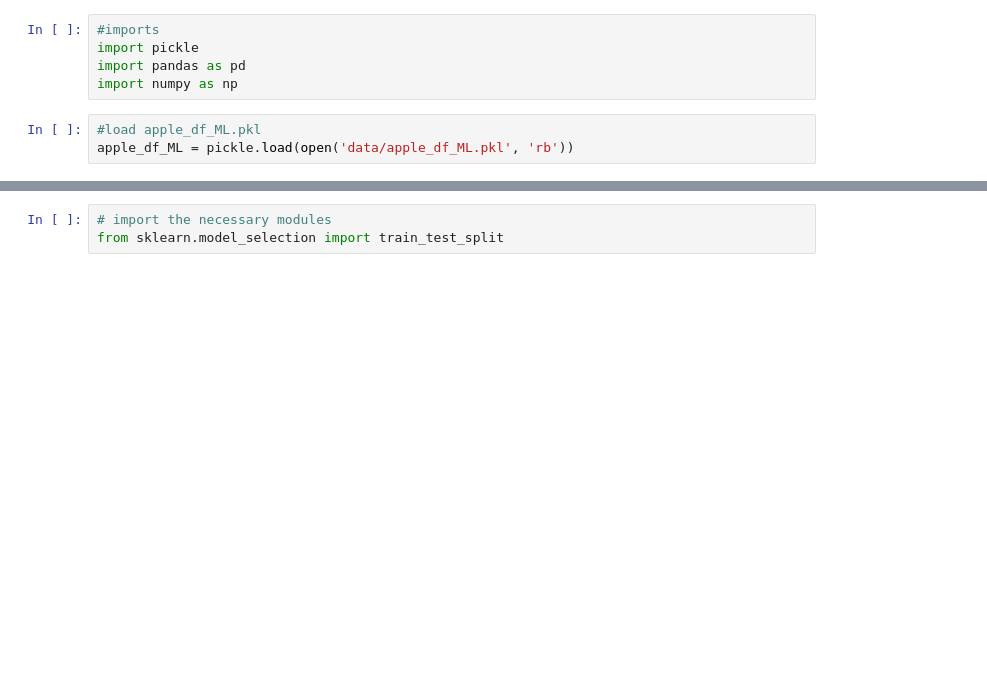
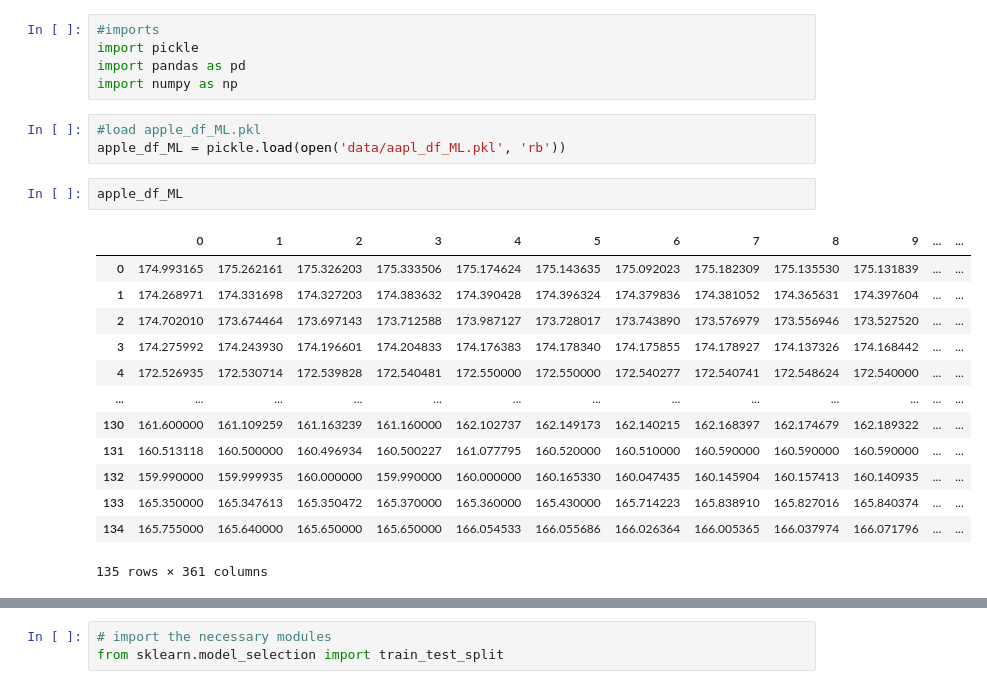
Before and after one commit to angeldeniz11235/wgu-capstone, a Jupyter notebook: machine-learning.ipynb, the cells around one changed output, grey strips where cells are left out. Drawn from its saved outputs; the diff is of its cells as text; blank space fills up the shorter version.

```diff
--- a/machine-learning.ipynb
+++ b/machine-learning.ipynb
@@ -5,7 +5,23 @@ import pandas as pd
 import numpy as np
 # %%
 #load apple_df_ML.pkl
-apple_df_ML = pickle.load(open('data/apple_df_ML.pkl', 'rb'))
+apple_df_ML = pickle.load(open('data/aapl_df_ML.pkl', 'rb'))
+# %%
+apple_df_ML
+# %% [output]
+|  | 0 | 1 | 2 | 3 | 4 | 5 | 6 | 7 | 8 | 9 | ... | ... |
+| 0 | 174.993165 | 175.262161 | 175.326203 | 175.333506 | 175.174624 | 175.143635 | 175.092023 | 175.182309 | 175.135530 | 175.131839 | ... | ... |
+| 1 | 174.268971 | 174.331698 | 174.327203 | 174.383632 | 174.390428 | 174.396324 | 174.379836 | 174.381052 | 174.365631 | 174.397604 | ... | ... |
+| 2 | 174.702010 | 173.674464 | 173.697143 | 173.712588 | 173.987127 | 173.728017 | 173.743890 | 173.576979 | 173.556946 | 173.527520 | ... | ... |
+| 3 | 174.275992 | 174.243930 | 174.196601 | 174.204833 | 174.176383 | 174.178340 | 174.175855 | 174.178927 | 174.137326 | 174.168442 | ... | ... |
+| 4 | 172.526935 | 172.530714 | 172.539828 | 172.540481 | 172.550000 | 172.550000 | 172.540277 | 172.540741 | 172.548624 | 172.540000 | ... | ... |
+| ... | ... | ... | ... | ... | ... | ... | ... | ... | ... | ... | ... | ... |
+| 130 | 161.600000 | 161.109259 | 161.163239 | 161.160000 | 162.102737 | 162.149173 | 162.140215 | 162.168397 | 162.174679 | 162.189322 | ... | ... |
+| 131 | 160.513118 | 160.500000 | 160.496934 | 160.500227 | 161.077795 | 160.520000 | 160.510000 | 160.590000 | 160.590000 | 160.590000 | ... | ... |
+| 132 | 159.990000 | 159.999935 | 160.000000 | 159.990000 | 160.000000 | 160.165330 | 160.047435 | 160.145904 | 160.157413 | 160.140935 | ... | ... |
+| 133 | 165.350000 | 165.347613 | 165.350472 | 165.370000 | 165.360000 | 165.430000 | 165.714223 | 165.838910 | 165.827016 | 165.840374 | ... | ... |
+| 134 | 165.755000 | 165.640000 | 165.650000 | 165.650000 | 166.054533 | 166.055686 | 166.026364 | 166.005365 | 166.037974 | 166.071796 | ... | ... |
+135 rows × 361 columns
 # %%
 X = apple_df_ML.drop('gain', axis=1).values
 y = apple_df_ML['gain'].values
```
Also changed, not shown: parts of 8 cells of this notebook, 8 other files.
